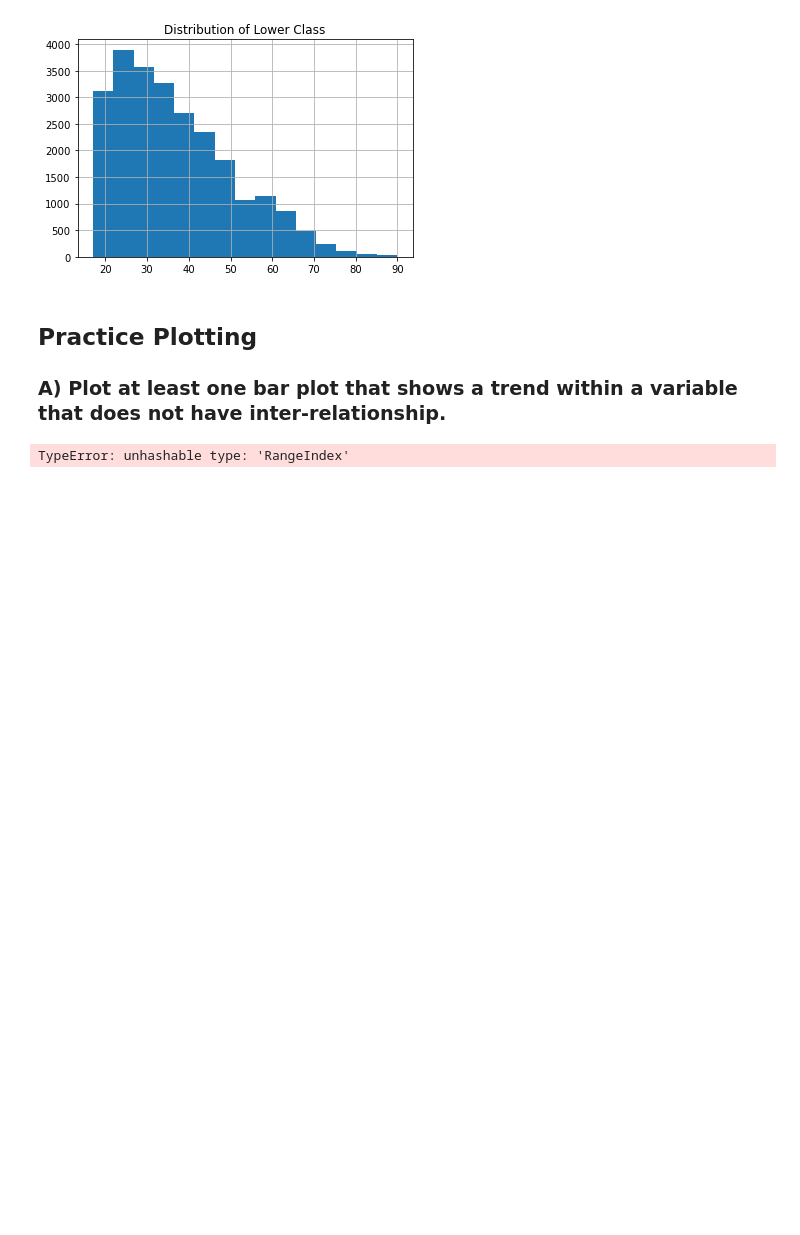
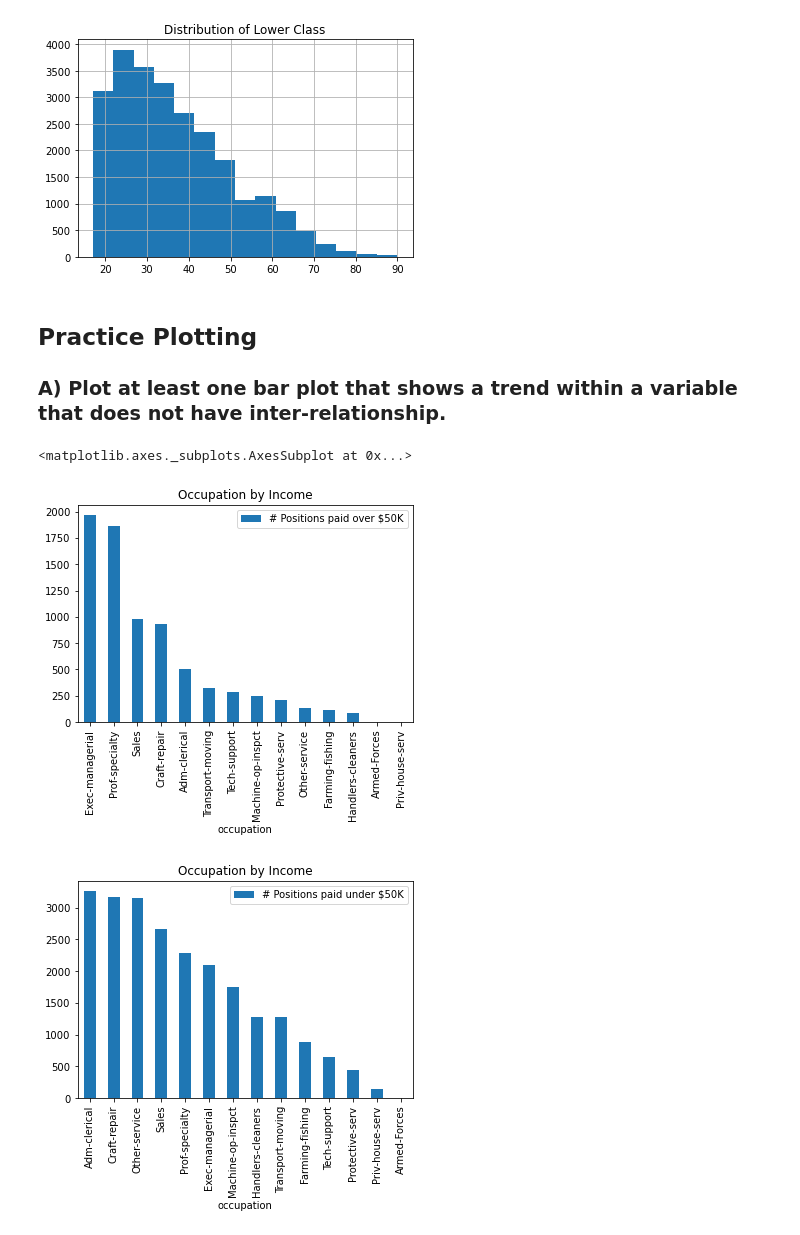
Before and after one commit to jventura1738/COSC311, a Jupyter notebook: LABS/Lab3_JV/Lab3.ipynb, the cells around one changed output. Cells and saved outputs as stored; diff of their text form; code cells hidden in the pictures; blank space fills up the shorter version.

```diff
--- a/LABS/Lab3_JV/Lab3.ipynb
+++ b/LABS/Lab3_JV/Lab3.ipynb
@@ -196,10 +196,17 @@ lower_income_hist2 = lower_income['age'].hist(bins=15)
 ## Practice Plotting
 
 ### A) Plot at least one bar plot that shows a trend within a variable that does not have inter-relationship.
-# %%
-
-income_occ = a_frame[['occupation', a_frame.index]]
-income_occ = income_occ.groupby(by='occupation').count().plot.bar()
-# %% [output]
-TypeError: unhashable type: 'RangeIndex'
+# %%
+# This is showing which jobs tend to pay more, and pay less.
+occ_data = occ_income[occ_income['occupation'] != '?']
+occ_BAR = occ_data[occ_data['income'] == ">50K"].groupby('occupation').count().sort_values(by='income', ascending=False)
+occ_BAR.rename(columns={'income': '# Positions paid over $50K'}, inplace=True)
+occ_BAR.plot.bar(title='Occupation by Income')
+occ_BAR2 = occ_data[occ_data['income'] == "<=50K"].groupby('occupation').count().sort_values(by='income', ascending=False)
+occ_BAR2.rename(columns={'income': '# Positions paid under $50K'}, inplace=True)
+occ_BAR2.plot.bar(title='Occupation by Income')
+# %% [output]
+<matplotlib.axes._subplots.AxesSubplot at 0x...>
+[figure, added]
+[figure, added]
 # %% [markdown]
```
Also changed, not shown: parts of 19 cells of this notebook.
